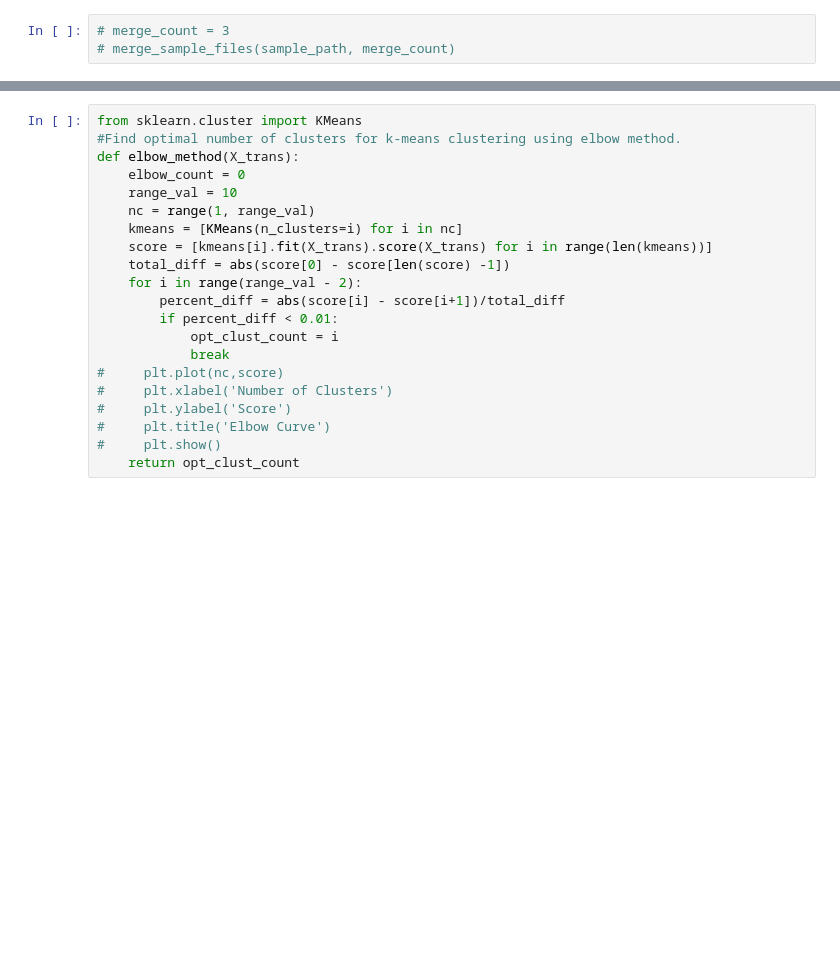
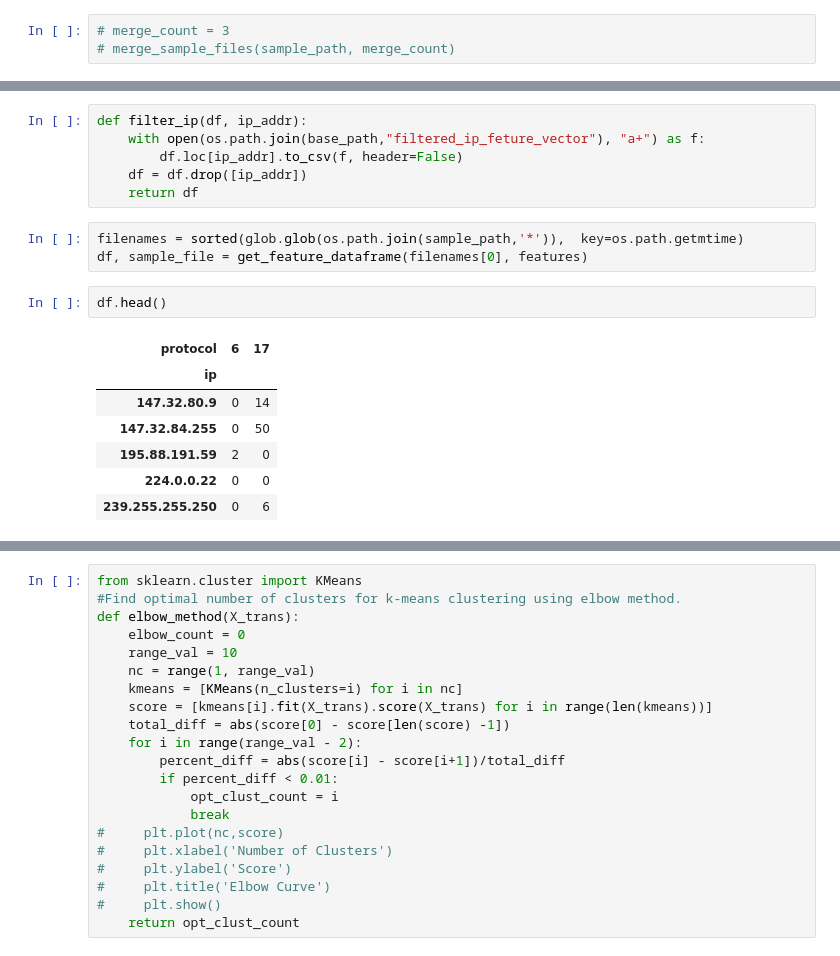
Before and after one commit to arpitgawande/ThesisPrograms, a Jupyter notebook: notebooks/IP_clustering.ipynb, the cells around one changed output, grey strips where cells are left out. Saved outputs shown, nothing was run; the diff lists cells and outputs as text; blank space fills up the shorter version.

```diff
--- a/notebooks/IP_clustering.ipynb
+++ b/notebooks/IP_clustering.ipynb
@@ -73,2 +95,21 @@ def merge_sample_files(sample_path, merge_count):
+# %%
+def filter_ip(df, ip_addr):
+    with open(os.path.join(base_path,"filtered_ip_feture_vector"), "a+") as f:
+        df.loc[ip_addr].to_csv(f, header=False)
+    df = df.drop([ip_addr])
+    return df
+# %%
+filenames = sorted(glob.glob(os.path.join(sample_path,'*')),  key=os.path.getmtime)
+df, sample_file = get_feature_dataframe(filenames[0], features)
+# %%
+df.head()
+# %% [output]
+| protocol | 6 | 17 |
+| ip |  |  |
+| 147.32.80.9 | 0 | 14 |
+| 147.32.84.255 | 0 | 50 |
+| 195.88.191.59 | 2 | 0 |
+| 224.0.0.22 | 0 | 0 |
+| 239.255.255.250 | 0 | 6 |
 # %%
 sample_file
```
Also changed, not shown: parts of 26 cells of this notebook, 1 other file.
